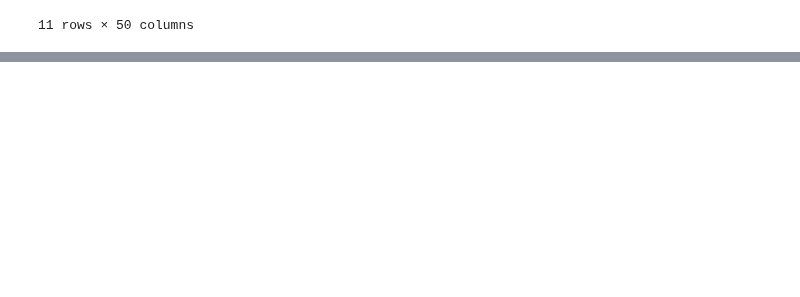
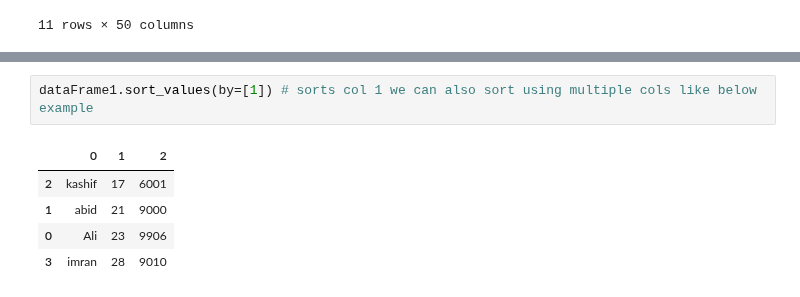
Before and after one commit to FairozAhmadSheikh/ML_bootcamp, a Jupyter notebook: numpy/3_operations_DataFrame.ipynb, the cells around one changed output, grey strips where cells are left out. Drawn from its saved outputs; the diff is of its cells as text; blank space fills up the shorter version.

```diff
--- a/numpy/3_operations_DataFrame.ipynb
+++ b/numpy/3_operations_DataFrame.ipynb
@@ -147,0 +228,8 @@ Name: 0, dtype: float64
+# %%
+dataFrame1.sort_values(by=[1]) # sorts col 1 we can also sort using multiple cols like below example
+# %% [output]
+|  | 0 | 1 | 2 |
+| 2 | kashif | 17 | 6001 |
+| 1 | abid | 21 | 9000 |
+| 0 | Ali | 23 | 9906 |
+| 3 | imran | 28 | 9010 |
```
Also changed, not shown: parts of 16 cells of this notebook.
